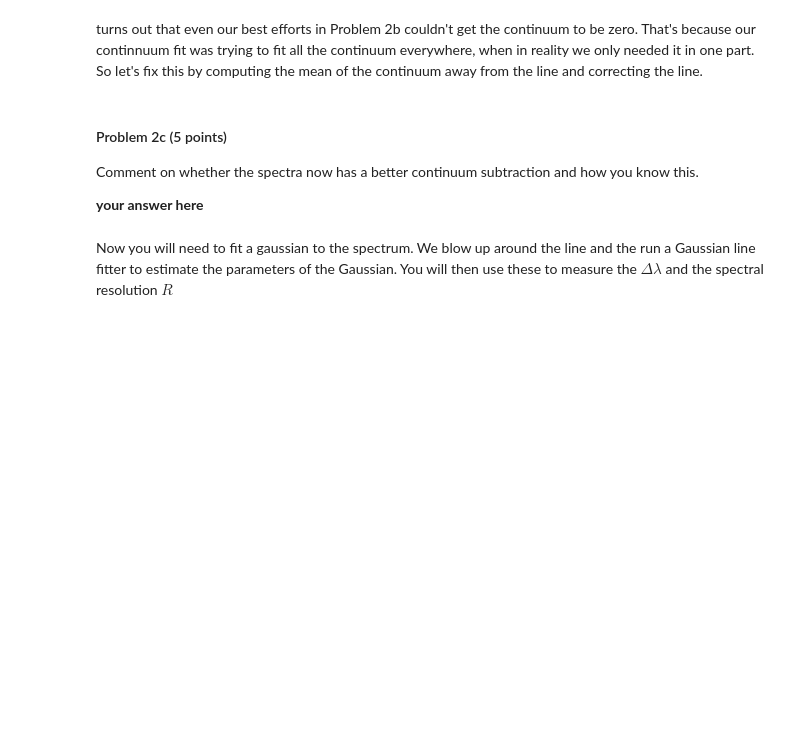
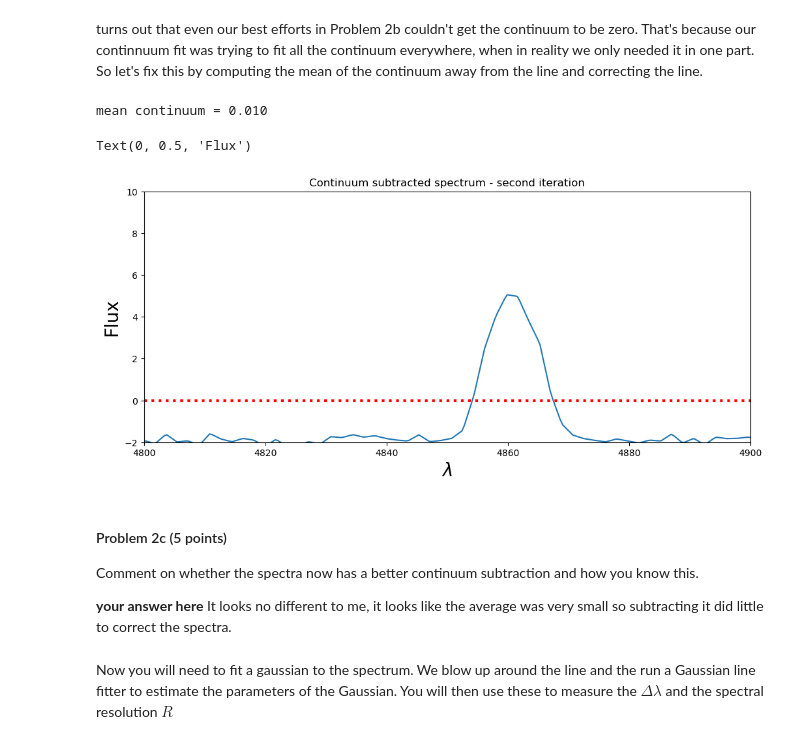
Before and after one commit to EvanBarkus/Analysis_real_spectra_student, a Jupyter notebook: analysis_real_spectra.student.ipynb, the cells around one changed output. Saved outputs shown, nothing was run; the diff lists cells and outputs as text; code cells hidden in the pictures; blank space fills up the shorter version.

```diff
--- a/analysis_real_spectra.student.ipynb
+++ b/analysis_real_spectra.student.ipynb
@@ -282,31 +289,35 @@ turns out that even our best efforts in Problem 2b couldn't get the continuum to
 # %%
 #compute the average of a region away from the line using the zoom in above
 #*********************
 #your code here
 #find the region with a boolean array
 contlam = (specm57.wavelength>4800 *u.Angstrom) & (specm57.wavelength<4840 * u.Angstrom)
 
 #now compute the average of the continuum subtracted spectrum in that region and print it out.
-meancont =
+meancont = np.mean(contlam)
 print('mean continuum = %5.3f' % meancont)
 
 #now correct the continuum subtracted spectrum by that amount
 contsubspec -= meancont
 
 #first zoom in on the Hbeta line
 f,ax = plt.subplots(figsize=(12,5))
 ax.plot(specm57.wavelength, contsubspec, label='continuum subtracted data')
 ax.set_title("Continuum subtracted spectrum - second iteration")
 ax.set_xlim(4800,4900)
 ax.set_ylim(-2,10)
 ax.axhline(0.0,color='red',linestyle=':',linewidth=3,label='zero for reference')
 ax.set_xlabel("$\lambda$",fontsize=20)
 ax.set_ylabel("Flux",fontsize=20)
+# %% [output]
+mean continuum = 0.010
+Text(0, 0.5, 'Flux')
+[figure, added]
 # %% [markdown]
 #### Problem 2c (5 points)
 Comment on whether the spectra now has a better continuum subtraction and how you know this.
 
-**your answer here**
+**your answer here** It looks no different to me, it looks like the average was very small so subtracting it did little to correct the spectra.
 # %% [markdown]
 Now you will need to fit a gaussian to the spectrum.  We blow up around the line and the run a Gaussian line fitter to estimate the parameters of the Gaussian.  You will then use these to measure the $\Delta \lambda$ and the spectral resolution $R$
 # %%
```
Also changed, not shown: parts of 5 cells of this notebook.
